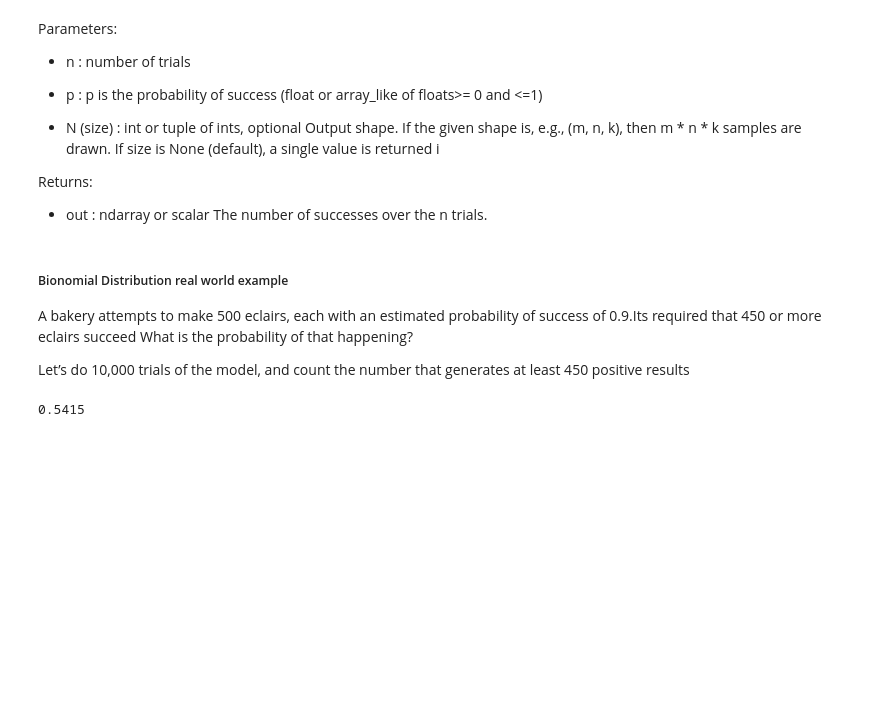
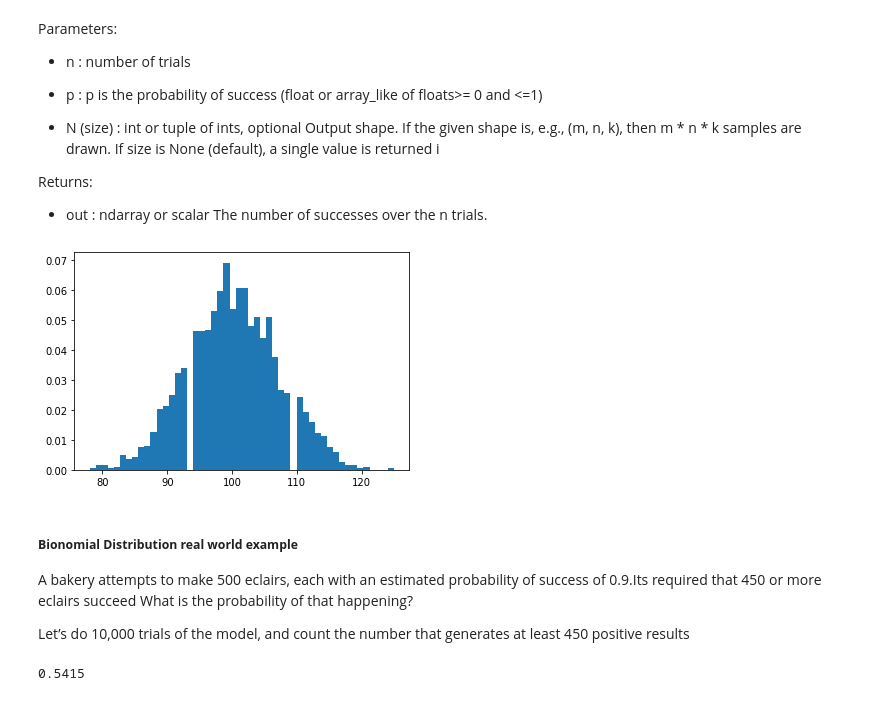
Before and after one commit to neadie/ProgrammingForDataAnalysisAssignment, a Jupyter notebook: ProgrammingForDataAnalysisProject.ipynb, the cells around one changed output. Drawn from its saved outputs; the diff is of its cells as text; code cells hidden in the pictures; blank space fills up the shorter version.

```diff
--- a/ProgrammingForDataAnalysisProject.ipynb
+++ b/ProgrammingForDataAnalysisProject.ipynb
@@ -471,10 +468,13 @@ Returns:
 # %%
 n =200  # number of trials
 p = .5  #  probability sucess of each trial
 s = np.random.binomial(n, p, 2000)
 # result of flipping 200 coins, tested 2000 times.
+count, bins, ignored = plt.hist(s, 50, density=True)
+# %% [output]
+[figure, added]
 # %% [markdown]
-##### Bionomial Distribution real world example
+##### **Bionomial Distribution real world example**
 
  A bakery attempts to make 500 eclairs, each with an estimated probability of success of 0.9.Its required that  450 or more eclairs succeed What is the probability of that happening?
 
```
Also changed, not shown: parts of 3 cells of this notebook.
